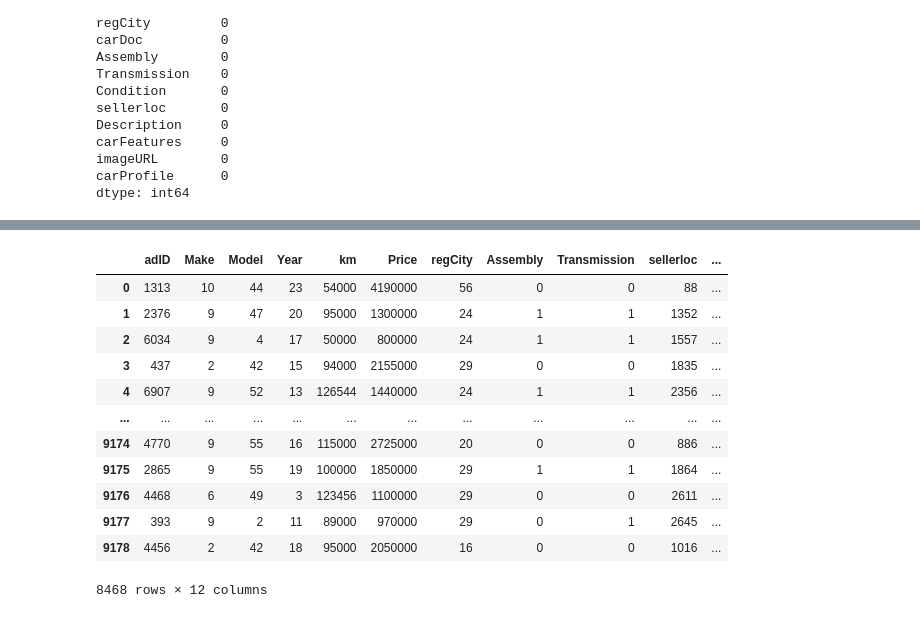
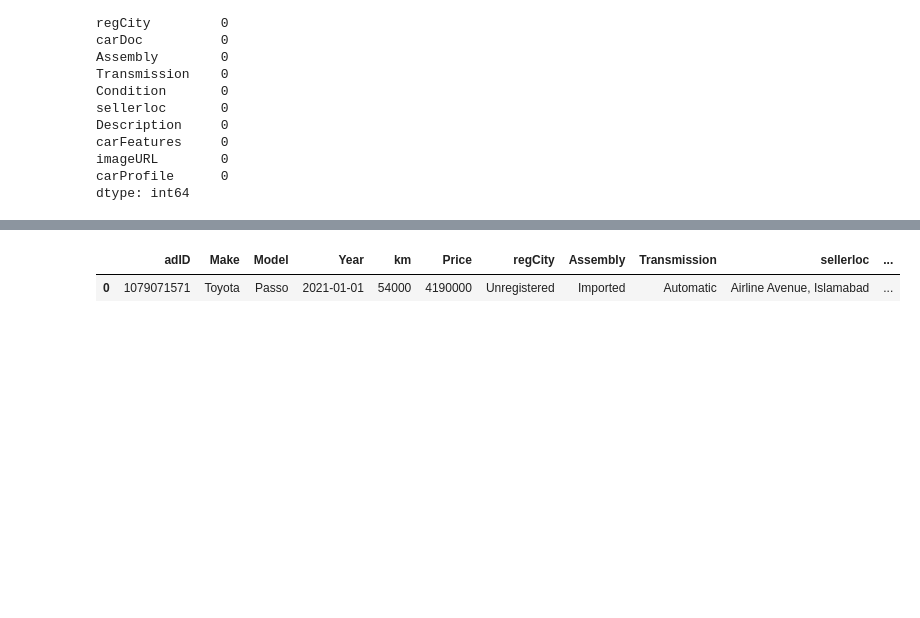
Before and after one commit to Parth-github3/Car_Recommendation_System, a Jupyter notebook: car recommendation.ipynb, the cells around one changed output, grey strips where cells are left out. Saved outputs shown, nothing was run; the diff lists cells and outputs as text; code cells hidden in the pictures; blank space fills up the shorter version.

```diff
--- a/car recommendation.ipynb
+++ b/car recommendation.ipynb
@@ -224,3 +163,0 @@ Name: sellerloc, Length: 8468, dtype: object
-# %%
-car_df["carFeatures"]= car_df["carFeatures"].tolist()
-car_df["carFeatures"]
@@ -242,25 +166,3 @@ profilecar = ProfileReport(car_df)
 profilecar.to_notebook_iframe()
 # %% [output]
 [interactive output not drawn]
-# %%
-from sklearn.preprocessing import StandardScaler , LabelEncoder
-label_quality = LabelEncoder()
-car_df['Make']=label_quality.fit_transform(car_df['Make'])
-
-car_df['Year']=label_quality.fit_transform(car_df['Year'])
-car_df['Model']=label_quality.fit_transform(car_df['Model'])
-# %%
-label_quality = LabelEncoder()
-
-car_df['Transmission']=label_quality.fit_transform(car_df['Transmission'])
-car_df['adID']=label_quality.fit_transform(car_df['adID'])
-
-
-car_df['regCity']=label_quality.fit_transform(car_df['regCity'])
-# %%
-label_quality = LabelEncoder()
-
-car_df['Assembly']=label_quality.fit_transform(car_df['Assembly'])
-car_df['sellerloc']=label_quality.fit_transform(car_df['sellerloc'])
-car_df['Description']=label_quality.fit_transform(car_df['Description'])
-car_df['carFeatures']=label_quality.fit_transform(car_df['carFeatures'])
@@ -283,17 +169,6 @@ car_df
 # %%
 car_df2 = car_df.drop(columns=['carName'])
-car_df2
+car_df2.head(1)
 # %% [output]
 |  | adID | Make | Model | Year | km | Price | regCity | Assembly | Transmission | sellerloc | ... |
-| 0 | 1313 | 10 | 44 | 23 | 54000 | 4190000 | 56 | 0 | 0 | 88 | ... |
-| 1 | 2376 | 9 | 47 | 20 | 95000 | 1300000 | 24 | 1 | 1 | 1352 | ... |
-| 2 | 6034 | 9 | 4 | 17 | 50000 | 800000 | 24 | 1 | 1 | 1557 | ... |
-| 3 | 437 | 2 | 42 | 15 | 94000 | 2155000 | 29 | 0 | 0 | 1835 | ... |
-| 4 | 6907 | 9 | 52 | 13 | 126544 | 1440000 | 24 | 1 | 1 | 2356 | ... |
-| ... | ... | ... | ... | ... | ... | ... | ... | ... | ... | ... | ... |
-| 9174 | 4770 | 9 | 55 | 16 | 115000 | 2725000 | 20 | 0 | 0 | 886 | ... |
-| 9175 | 2865 | 9 | 55 | 19 | 100000 | 1850000 | 29 | 1 | 1 | 1864 | ... |
-| 9176 | 4468 | 6 | 49 | 3 | 123456 | 1100000 | 29 | 0 | 0 | 2611 | ... |
-| 9177 | 393 | 9 | 2 | 11 | 89000 | 970000 | 29 | 0 | 1 | 2645 | ... |
-| 9178 | 4456 | 2 | 42 | 18 | 95000 | 2050000 | 16 | 0 | 0 | 1016 | ... |
+| 0 | 1079071571 | Toyota | Passo | 2021-01-01 | 54000 | 4190000 | Unregistered | Imported | Automatic | Airline Avenue, Islamabad | ... |
-8468 rows × 12 columns
```
Also changed, not shown: parts of 26 cells of this notebook.
